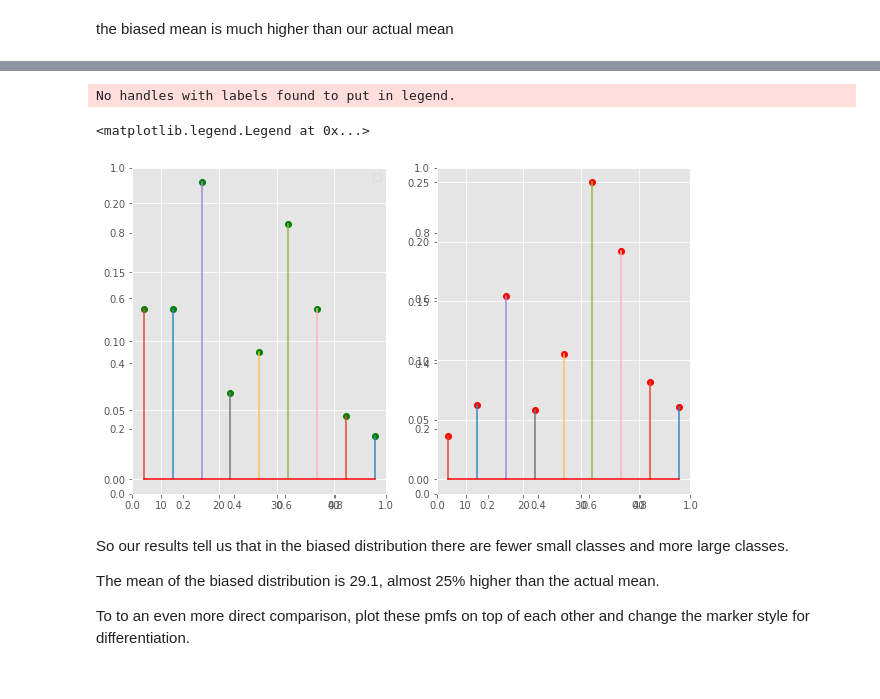
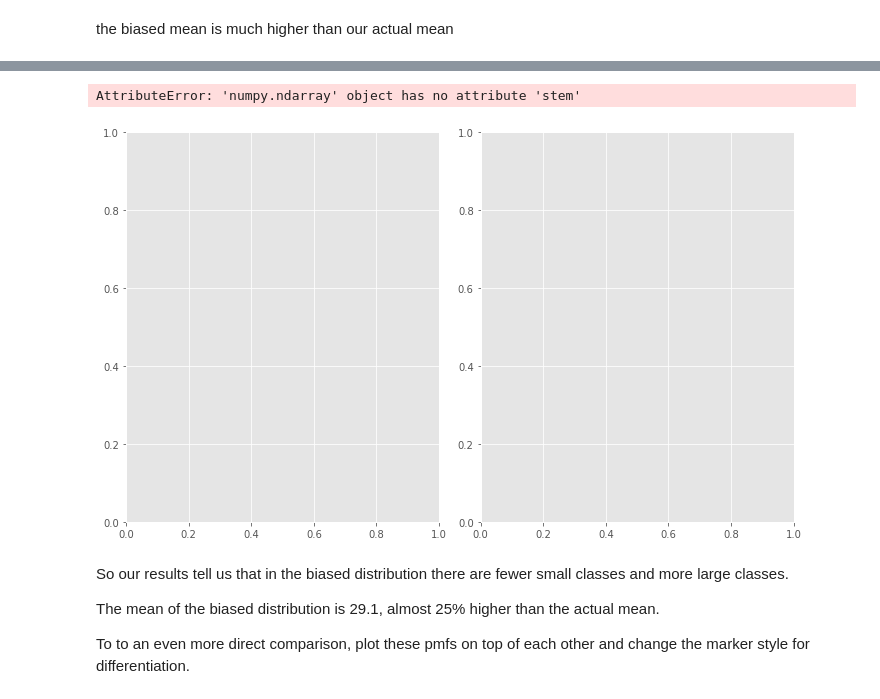
Before and after one commit to as6140/dsc-1-09-07-the-probability-mass-function-lab-seattle-ds-career-040119, a Jupyter notebook: index.ipynb, the cells around one changed output, grey strips where cells are left out. Saved outputs shown, nothing was run; the diff lists cells and outputs as text; code cells hidden in the pictures.

```diff
--- a/index.ipynb
+++ b/index.ipynb
@@ -167,19 +167,17 @@ Here we see it, the average or expected value of biased results become much high
 * Show pmf1 and pmf2 side by side.
 # %%
 # Plot pmfs side by side
-fig, ax = plt.subplots(1,2,figsize=(10,6),tight)
+fig, ax = plt.subplots(1,2,figsize=(10,6),tight_layout=True)
 plt.style.use('ggplot')
-ax = fig.add_subplot(121)
-ax2 = fig.add_subplot(122)
+
 ax.stem(sizes,pmf, '-', 'go', 'r-')
 
 ax2.stem(sizes, pmf2, '-', 'ro', 'r-')
 
 ax.legend()
 # %% [output]
-No handles with labels found to put in legend.
+AttributeError: 'numpy.ndarray' object has no attribute 'stem'
-<matplotlib.legend.Legend at 0x...>
-[figure, old version]
+[figure, new version]
 # %% [markdown]
 So our results tell us that in the biased distribution there are fewer small classes and more large classes.
 
```
